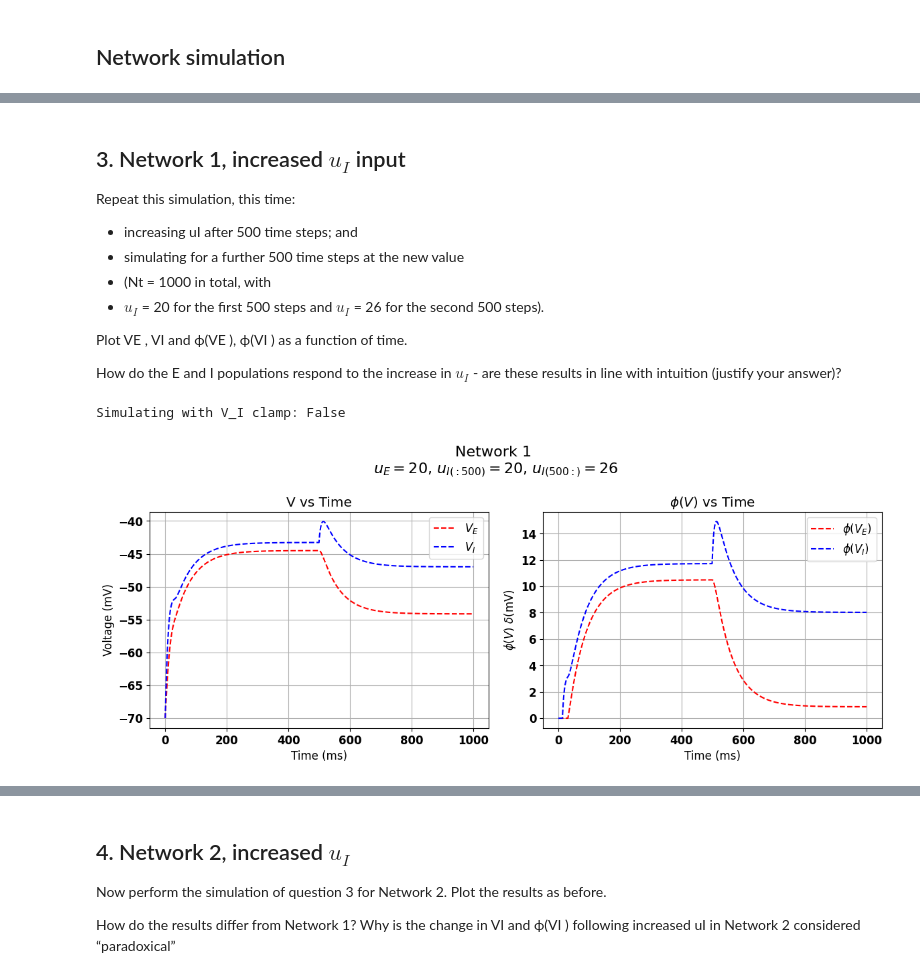
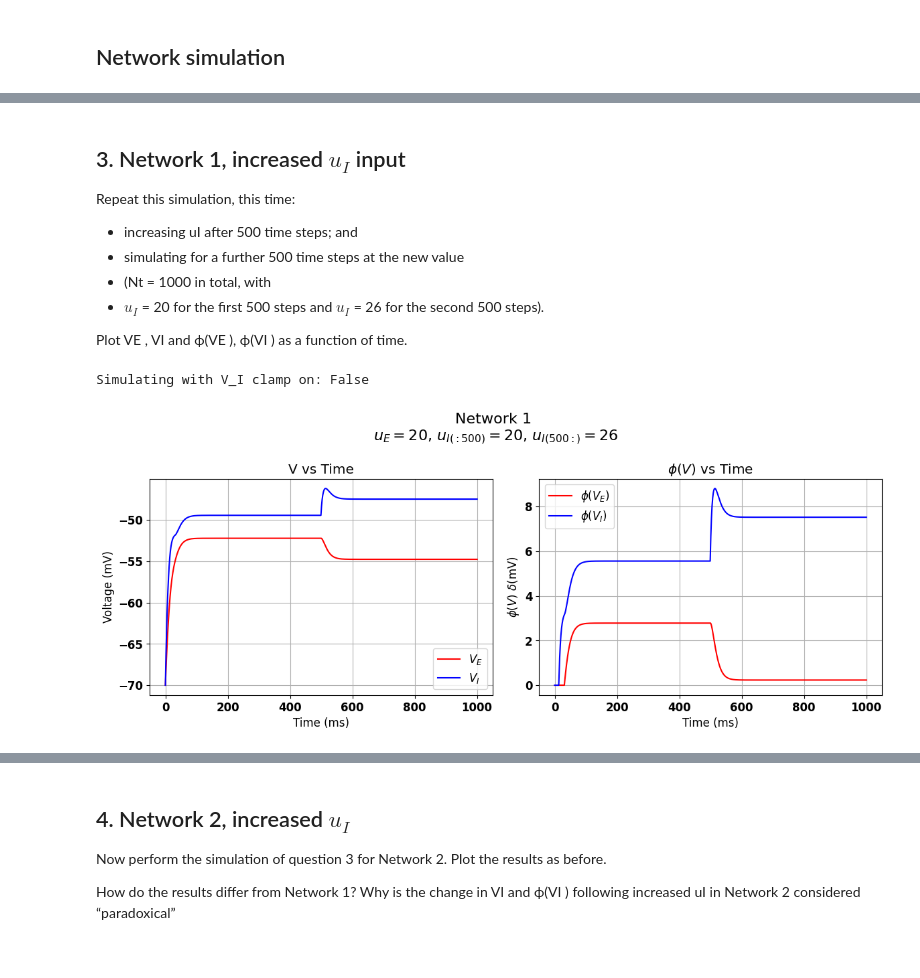
Before and after one commit to plaunezkiy/CNS, a Jupyter notebook: assignment1/code.ipynb, the cells around one changed output, grey strips where cells are left out. Saved outputs shown, nothing was run; the diff lists cells and outputs as text; code cells hidden in the pictures.

```diff
--- a/assignment1/code.ipynb
+++ b/assignment1/code.ipynb
@@ -64,7 +64,7 @@ class EI_Network:
         self.V_I_clamp = V_I_clamp
 
     def euler_simulate(self, N_t, dt, u_e, u_i):
-        #
+        # figure out how many neurons we are simulating
         u_e_size = len(u_e) if isinstance(u_e, list) else 1
         u_i_size = len(u_i) if isinstance(u_i, list) else 1
         n_neurons = max(u_e_size, u_i_size)
@@ -74,7 +74,7 @@ class EI_Network:
         # Row is V for ALL neurons AT a particular time
         VI = np.zeros([N_t+1, n_neurons]) + self.V_rest
         VE = np.zeros([N_t+1, n_neurons]) + self.V_rest
-        print(f"Simulating with V_I clamp: {self.V_I_clamp}")
+        print(f"Simulating with V_I clamp on: {self.V_I_clamp}")
         for t in range(1, N_t+1):
             ve = VE[t-1]
             vi = VI[t-1]
@@ -95,7 +95,6 @@ class EI_Network:
         fig, axs = plt.subplots(1, 2, figsize=(12, 5))
         title = title if title else f'EI Network {self.selected_network}'
         fig.suptitle(title, fontsize=16)
-        colors = ['green', 'red', 'blue', 'brown'] if self.selected_network == 2 else ['blue', 'orange', 'green', 'red']
         colors = ['blue', 'red', 'blue', 'red'][::-1]
         linestype = "--" if self.selected_network == 2 else "-"
         # V's
@@ -241,21 +236,19 @@ Repeat this simulation, this time:
 
 Plot VE , VI and ϕ(VE ), ϕ(VI ) as a function of
 time.
-
-How do the E and I populations respond to the increase in $u_I$ - are these results in line
-with intuition (justify your answer)?
 # %%
 # setup
 Nt = 1000
 dt = 1
 u_E = np.zeros([Nt+1]) + 20
 u_I = np.zeros([Nt+1]) + 20
 u_I[500:] = 26
+network.select_network(1)
 # simulate
 network.euler_simulate(Nt, dt, u_E, u_I)
 # plot Vs and Phi(Vs)
 network.plot_V_and_Phi("Network 1\n $u_E = 20$, $u_{I(:500)} = 20$, $u_{I (500:)} = 26$")
 # plot_2_networks(u_E, u_I, "Networks 1 and 2 with $u_E = 20$mV, $u_{I_{:500}} = 20$mV, $u_{I_{500:}} = 26$mV")
 # %% [output]
-Simulating with V_I clamp: False
+Simulating with V_I clamp on: False
-[figure, old version]
+[figure, new version]
```
Also changed, not shown: parts of 26 cells of this notebook, 11 other files.
